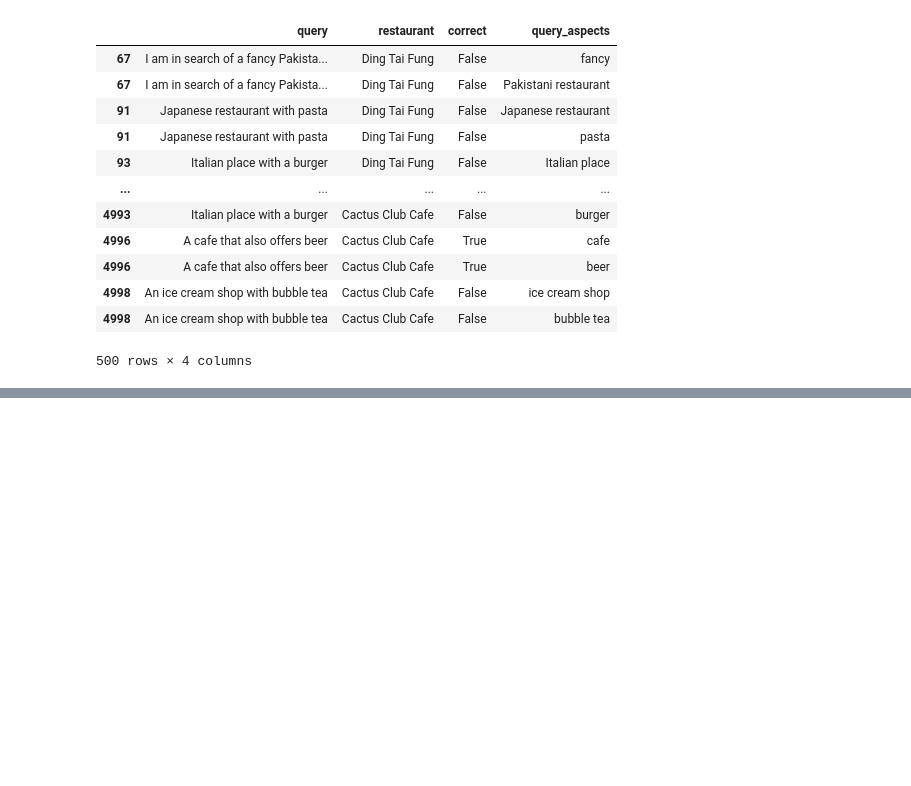
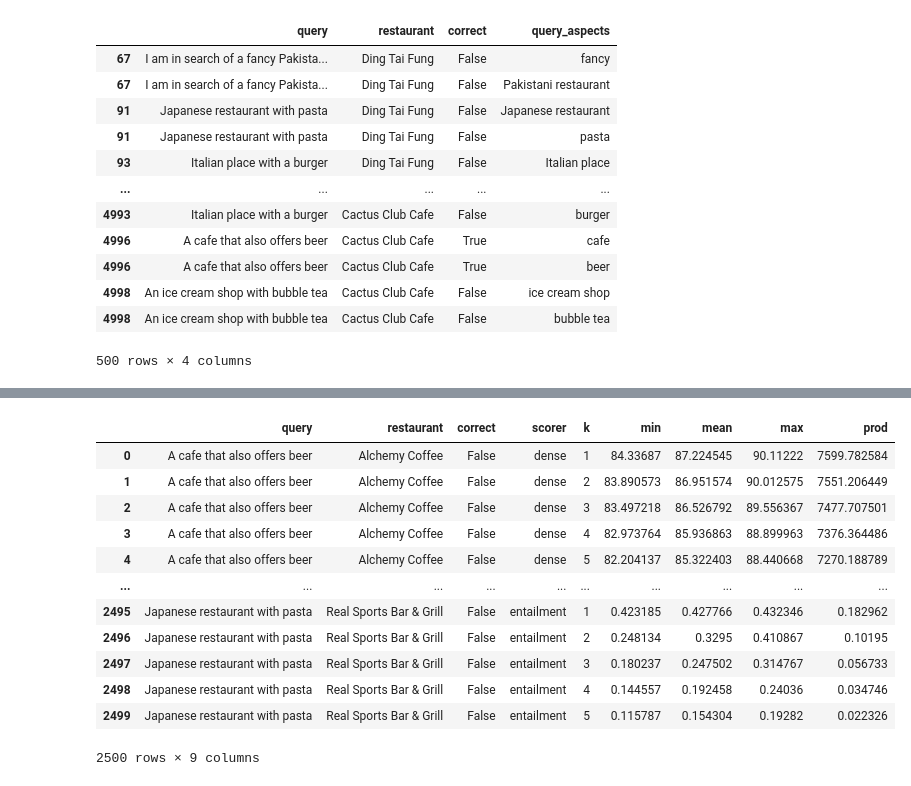
Before and after one commit to baronet2/marir, a Jupyter notebook: RIRD/21_compare_algorithms_item_first.ipynb, the cells around one changed output, grey strips where cells are left out. Drawn from its saved outputs; the diff is of its cells as text; code cells hidden in the pictures; blank space fills up the shorter version.

```diff
--- a/RIRD/21_compare_algorithms_item_first.ipynb
+++ b/RIRD/21_compare_algorithms_item_first.ipynb
@@ -205,2 +115,59 @@ monolithic_scores
+# %%
+aspect_entailment_scores = (
+    pd.read_json("aspect_entailment_probabilities.json")
+    .explode(['labels', 'scores'])
+    .convert_dtypes()
+    .merge(rird_reviews)
+    .rename(columns = {'labels': 'aspect', 'scores': 'score'})
+)
+
+aspect_dense_scores = (
+    pd.read_csv("aspect_dense_scores.csv", index_col=0)
+    .rename(columns = {'review_text': 'sequence'})
+    .merge(rird_reviews)
+)
+
+aspect_review_scores = pd.concat([
+    aspect_entailment_scores.assign(scorer = "entailment"),
+    aspect_dense_scores.assign(scorer = "dense")
+])
+
+grouping_cols = ['aspect', 'restaurant', 'scorer']
+aspect_scores = pd.concat(
+    [(
+        aspect_review_scores
+        .groupby(grouping_cols)
+        ['score'].nlargest(k)
+        .groupby(grouping_cols)
+        .mean()
+        .reset_index()
+        .assign(k = k)
+    ) for k in range(1, 6)]
+)
+
+aspect_based_scores = (
+    aspect_scores
+    .rename(columns = {'aspect': 'query_aspects'})
+    .merge(rird_clean)
+    .groupby(['query', 'restaurant', 'correct', 'scorer', 'k'])
+    ['score'].agg(['min', 'mean', 'max', 'prod'])
+    .reset_index()
+)
+
+aspect_based_scores
+# %% [output]
+|  | query | restaurant | correct | scorer | k | min | mean | max | prod |
+| 0 | A cafe that also offers beer | Alchemy Coffee | False | dense | 1 | 84.33687 | 87.224545 | 90.11222 | 7599.782584 |
+| 1 | A cafe that also offers beer | Alchemy Coffee | False | dense | 2 | 83.890573 | 86.951574 | 90.012575 | 7551.206449 |
+| 2 | A cafe that also offers beer | Alchemy Coffee | False | dense | 3 | 83.497218 | 86.526792 | 89.556367 | 7477.707501 |
+| 3 | A cafe that also offers beer | Alchemy Coffee | False | dense | 4 | 82.973764 | 85.936863 | 88.899963 | 7376.364486 |
+| 4 | A cafe that also offers beer | Alchemy Coffee | False | dense | 5 | 82.204137 | 85.322403 | 88.440668 | 7270.188789 |
+| ... | ... | ... | ... | ... | ... | ... | ... | ... | ... |
+| 2495 | Japanese restaurant with pasta | Real Sports Bar & Grill | False | entailment | 1 | 0.423185 | 0.427766 | 0.432346 | 0.182962 |
+| 2496 | Japanese restaurant with pasta | Real Sports Bar & Grill | False | entailment | 2 | 0.248134 | 0.3295 | 0.410867 | 0.10195 |
+| 2497 | Japanese restaurant with pasta | Real Sports Bar & Grill | False | entailment | 3 | 0.180237 | 0.247502 | 0.314767 | 0.056733 |
+| 2498 | Japanese restaurant with pasta | Real Sports Bar & Grill | False | entailment | 4 | 0.144557 | 0.192458 | 0.24036 | 0.034746 |
+| 2499 | Japanese restaurant with pasta | Real Sports Bar & Grill | False | entailment | 5 | 0.115787 | 0.154304 | 0.19282 | 0.022326 |
+2500 rows × 9 columns
 # %%
 def mrr(ranks):
```
Also changed, not shown: parts of 11 cells of this notebook, 1 other file.
